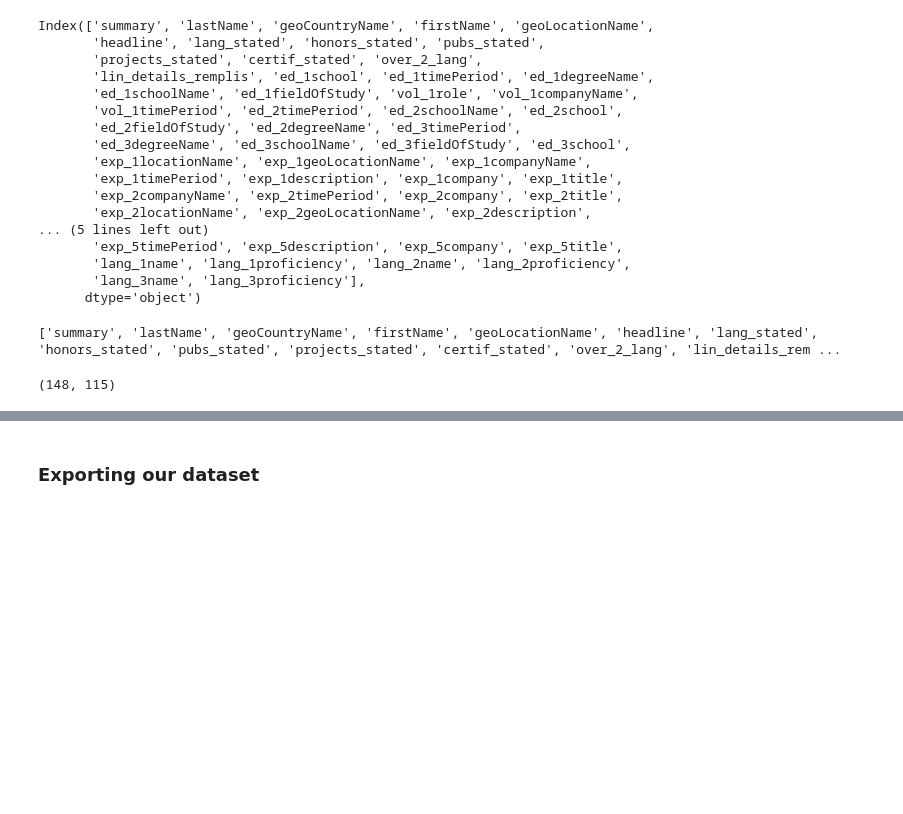
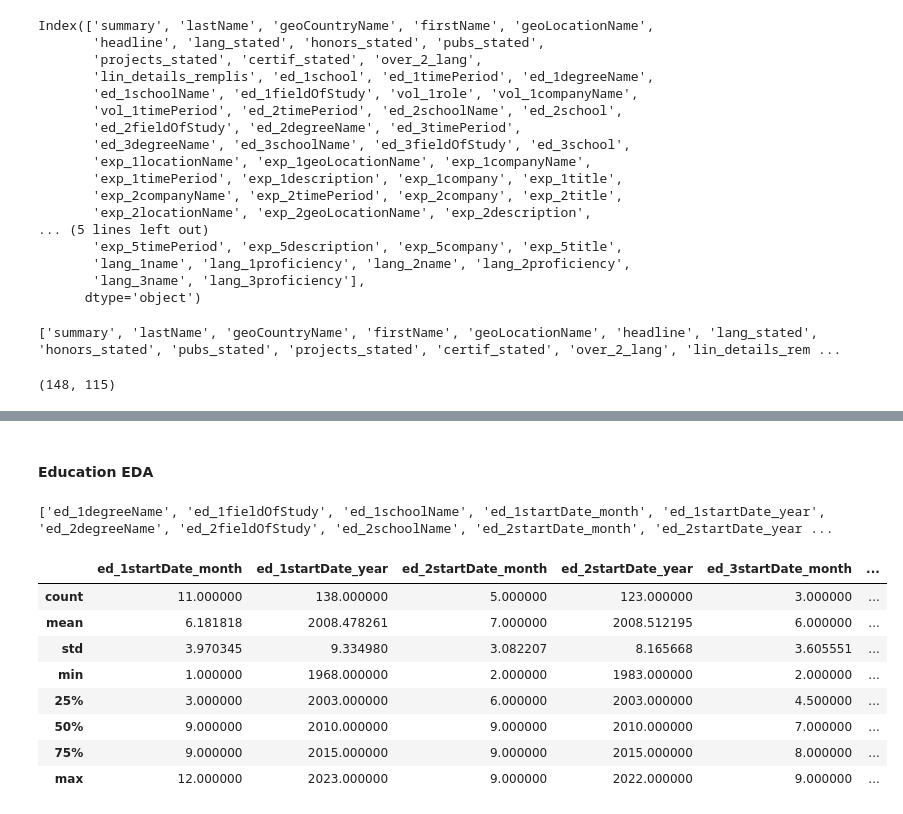
Before and after one commit to tatdef/IH_final_project, a Jupyter notebook: 5_modeling/making_database_3.ipynb, the cells around one changed output, grey strips where cells are left out. Saved outputs shown, nothing was run; the diff lists cells and outputs as text; code cells hidden in the pictures; blank space fills up the shorter version.

Commit message:
recoding education 1

```diff
--- a/5_modeling/making_database_3.ipynb
+++ b/5_modeling/making_database_3.ipynb
@@ -428,5 +432,3 @@ data.head(5).T
 | vol_1endDate | NaN | NaN | {'month': 1, 'year': 2022} | NaN | {'month': 6, 'year': 2021} |
 | vol_1role | NaN | NaN | Co-Founder | NaN | Administratrice |
 | vol_1startDate | NaN | NaN | {'month': 1, 'year': 2022} | NaN | {'month': 9, 'year': 2016} |
-# %% [markdown]
-### Exporting our dataset
@@ -434,0 +435,19 @@ data.to_csv("//Users/tatianadeferaudy/Desktop/Bacasable/marche_CT/dataset3.csv",
+# %% [markdown]
+#### Education EDA
+# %%
+ed_columns=[i for i in data.columns if "ed_" in i]
+print(ed_columns)
+# %% [output]
+['ed_1degreeName', 'ed_1fieldOfStudy', 'ed_1schoolName', 'ed_1startDate_month', 'ed_1startDate_year', 'ed_2degreeName', 'ed_2fieldOfStudy', 'ed_2schoolName', 'ed_2startDate_month', 'ed_2startDate_year ...
+# %%
+data[ed_columns].describe()
+# %% [output]
+|  | ed_1startDate_month | ed_1startDate_year | ed_2startDate_month | ed_2startDate_year | ed_3startDate_month | ... |
+| count | 11.000000 | 138.000000 | 5.000000 | 123.000000 | 3.000000 | ... |
+| mean | 6.181818 | 2008.478261 | 7.000000 | 2008.512195 | 6.000000 | ... |
+| std | 3.970345 | 9.334980 | 3.082207 | 8.165668 | 3.605551 | ... |
+| min | 1.000000 | 1968.000000 | 2.000000 | 1983.000000 | 2.000000 | ... |
+| 25% | 3.000000 | 2003.000000 | 6.000000 | 2003.000000 | 4.500000 | ... |
+| 50% | 9.000000 | 2010.000000 | 9.000000 | 2010.000000 | 7.000000 | ... |
+| 75% | 9.000000 | 2015.000000 | 9.000000 | 2015.000000 | 8.000000 | ... |
+| max | 12.000000 | 2023.000000 | 9.000000 | 2022.000000 | 9.000000 | ... |
```
Also changed, not shown: parts of 36 cells of this notebook.
